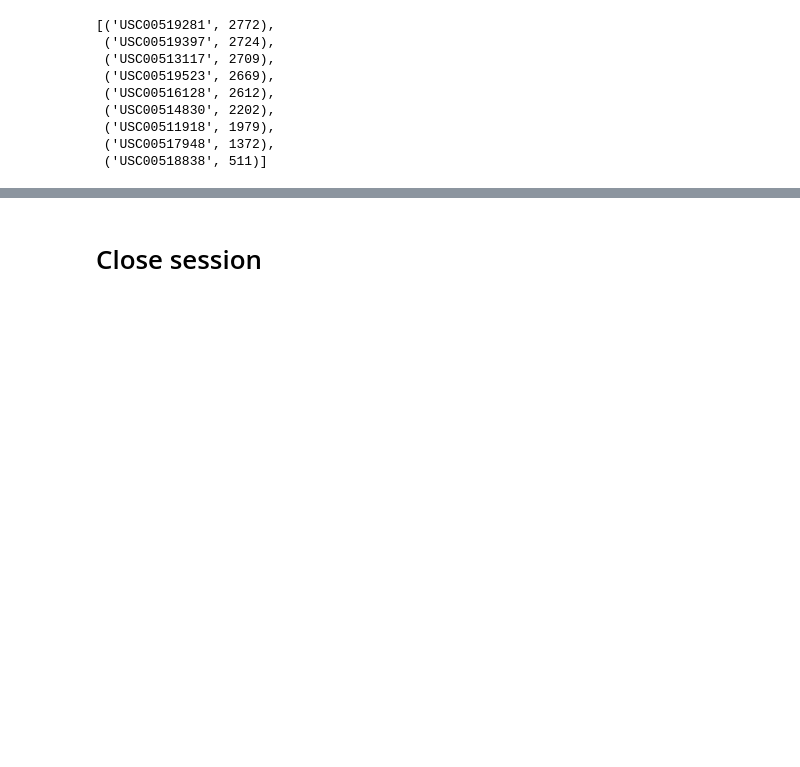
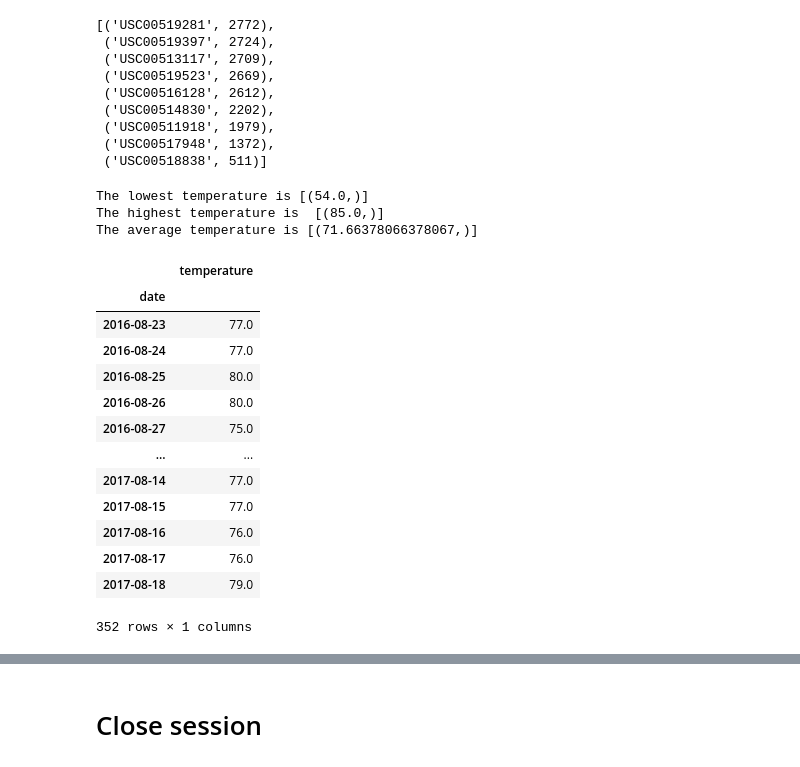
Before and after one commit to hfattor/sqlalchemy-challenge, a Jupyter notebook: climate_starter.ipynb, the cells around one changed output, grey strips where cells are left out. Drawn from its saved outputs; the diff is of its cells as text; code cells hidden in the pictures; blank space fills up the shorter version.

```diff
--- a/climate_starter.ipynb
+++ b/climate_starter.ipynb
@@ -183,3 +181,63 @@ session.query(Measurement) \
+# %%
+# Using the most active station id from the previous query, calculate the lowest, highest, and average temperature.
+min_temp = session.query(Measurement) \
+    .with_entities(
+        func.min(Measurement.tobs)
+).filter(
+    Measurement.station.like('USC00519281')
+).all()
+print(f'The lowest temperature is {min_temp}')
+
+max_temp = session.query(Measurement) \
+    .with_entities(
+        func.max(Measurement.tobs)
+).filter(
+    Measurement.station.like('USC00519281')
+).all()
+print('The highest temperature is ', max_temp)
+
+mean_temp = session.query(Measurement) \
+    .with_entities(
+        func.avg(Measurement.tobs)
+).filter(
+    Measurement.station.like('USC00519281')
+).all()
+print(f'The average temperature is {mean_temp}')
+# %% [output]
+The lowest temperature is [(54.0,)]
+The highest temperature is  [(85.0,)]
+The average temperature is [(71.66378066378067,)]
 # %%
 # Using the most active station id
-# Query the last 12 months of temperature observation data for this station and plot the results as a histogram
+# Query the last 12 months of temperature observation data for this station
+
+station_df = pd.DataFrame(session.query(Measurement) \
+    .with_entities(
+        Measurement.date,
+        Measurement.tobs
+).filter(
+    Measurement.station.like('USC00519281')
+).order_by(
+    Measurement.date
+).all(), columns = ('date', 'temperature'))
+
+temp_year_df = station_df[station_df['date'] >= '2016-08-23']
+
+temp_year_df=temp_year_df.set_index('date', drop=True)
+
+temp_year_df
+# %% [output]
+|  | temperature |
+| date |  |
+| 2016-08-23 | 77.0 |
+| 2016-08-24 | 77.0 |
+| 2016-08-25 | 80.0 |
+| 2016-08-26 | 80.0 |
+| 2016-08-27 | 75.0 |
+| ... | ... |
+| 2017-08-14 | 77.0 |
+| 2017-08-15 | 77.0 |
+| 2017-08-16 | 76.0 |
+| 2017-08-17 | 76.0 |
+| 2017-08-18 | 79.0 |
+352 rows × 1 columns
```
Also changed, not shown: parts of 3 cells of this notebook.
